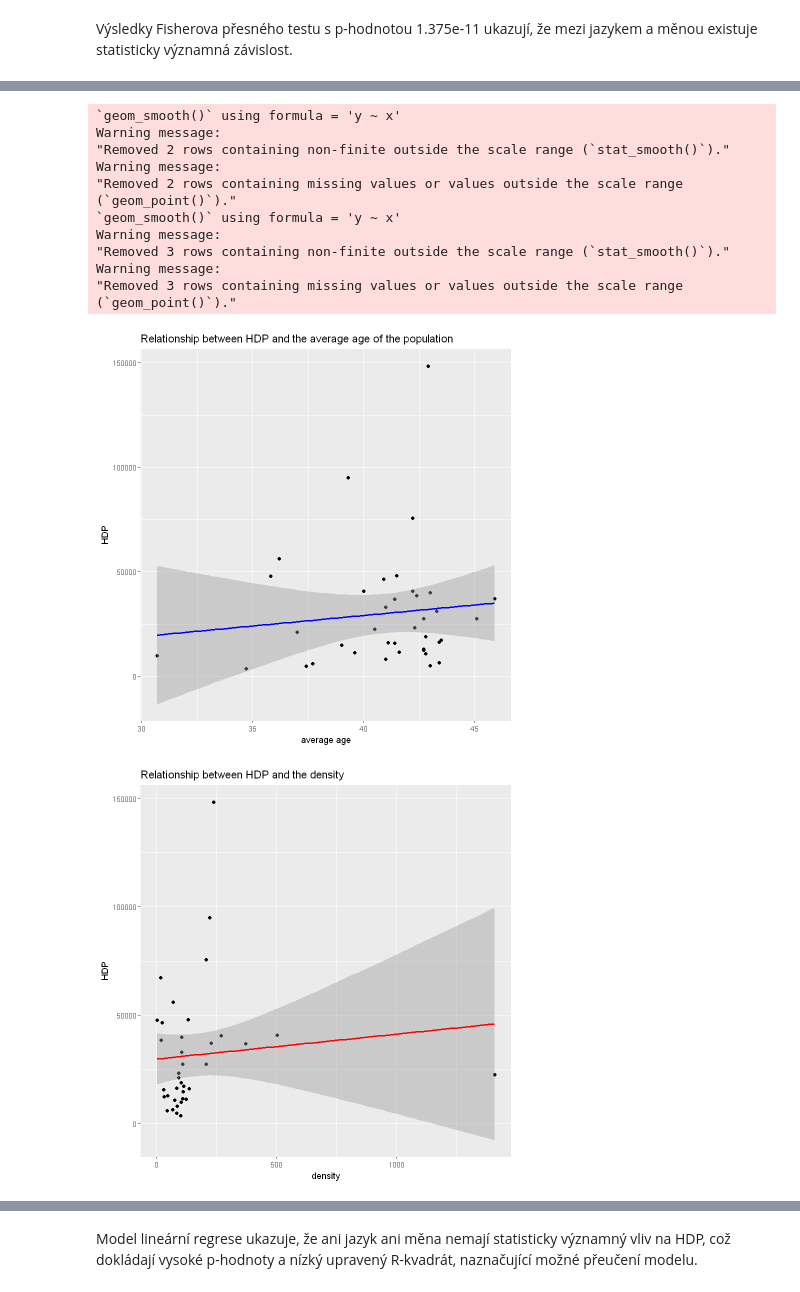
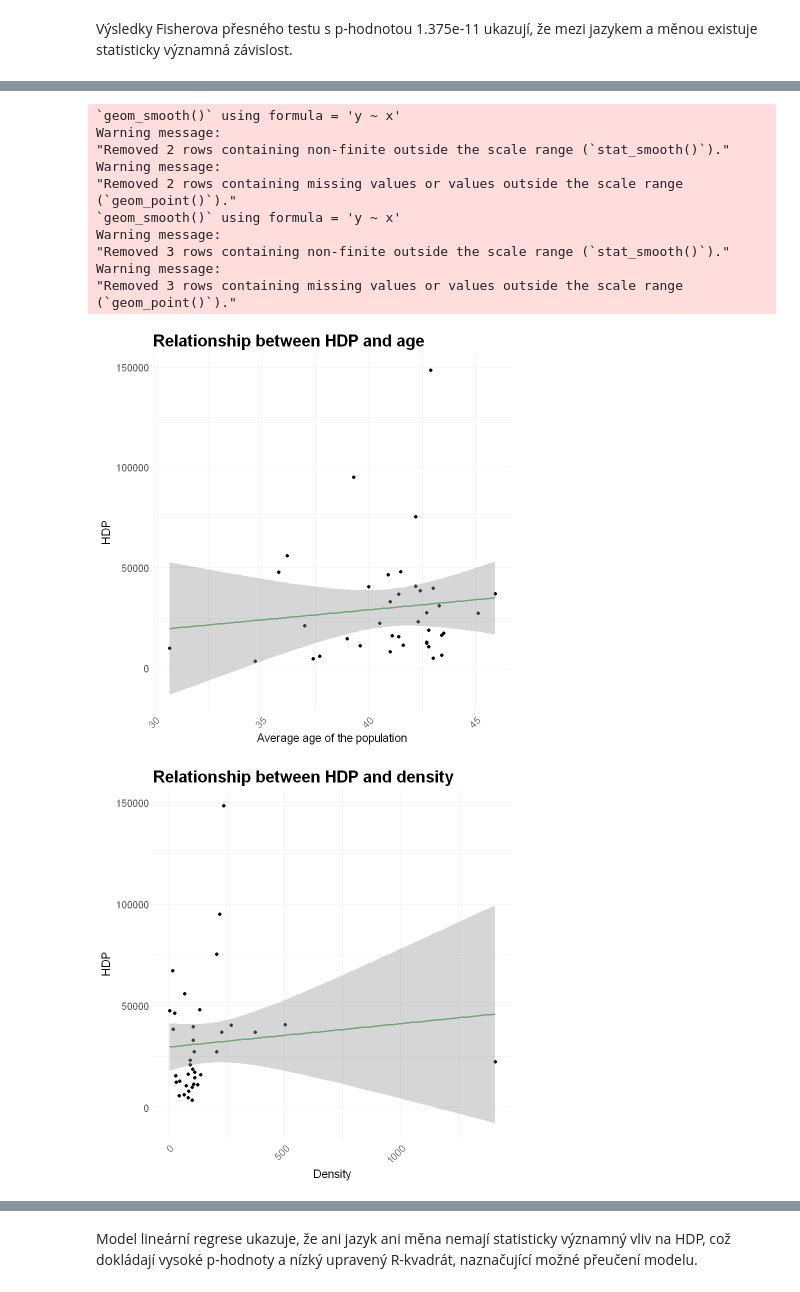
Before and after one commit to SychovaDaria/Prs, a Jupyter notebook: project 3/SP3.ipynb, the cells around one changed output, grey strips where cells are left out. Cells and saved outputs as stored; diff of their text form; code cells hidden in the pictures.

```diff
--- a/project 3/SP3.ipynb
+++ b/project 3/SP3.ipynb
@@ -538,29 +555,45 @@ Residual standard error: 29100 on 33 degrees of freedom
 Multiple R-squared:  0.02827,   Adjusted R-squared:  -0.03063
 F-statistic:  0.48 on 2 and 33 DF,  p-value: 0.623
 # %%
-# age
+# HDP/Age
 ggplot(data2, aes(x = age, y = hdp)) +
   geom_point() +
-  geom_smooth(method = "lm", col = "blue") +
-  labs(title = "Relationship between HDP and the average age of the population", x = "average age", y = "HDP")
+  geom_smooth(method = "lm", col = "#75A47F") +
+  labs(title = "Relationship between HDP and age",
+       x = "Average age of the population",
+       y = "HDP") +
+  theme_minimal() +
+  theme(plot.title = element_text(size = 20, face = "bold"),  # Caption size and style
+        axis.text = element_text(size = 12),  # Text size on axes
+        axis.title = element_text(size = 14),  # Size of axis labels
+        axis.text.x = element_text(angle = 45, hjust = 1))  # Rotate and align x-axis labels
 
-#density
+# HDP/Density
 ggplot(data2, aes(x = density, y = hdp)) +
   geom_point() +
-  geom_smooth(method = "lm", col = "red") +
-  labs(title = "Relationship between HDP and the density", x = "density", y = "HDP")
+  geom_smooth(method = "lm", col = "#75A47F") +
+  labs(title = "Relationship between HDP and density",
+       x = "Density",
+       y = "HDP") +
+  theme_minimal() +
+  theme(plot.title = element_text(size = 20, face = "bold"),  # Caption size and style
+        axis.text = element_text(size = 12),  # Text size on axes
+        axis.title = element_text(size = 14),  # Size of axis labels
+        axis.text.x = element_text(angle = 45, hjust = 1))  # Rotate and align x-axis labels
 # %% [output]
 `geom_smooth()` using formula = 'y ~ x'
 Warning message:
 "Removed 2 rows containing non-finite outside the scale range (`stat_smooth()`)."
 Warning message:
-"Removed 2 rows containing missing values or values outside the scale range (`geom_point()`)."
+"Removed 2 rows containing missing values or values outside the scale range
+(`geom_point()`)."
 `geom_smooth()` using formula = 'y ~ x'
 Warning message:
 "Removed 3 rows containing non-finite outside the scale range (`stat_smooth()`)."
 Warning message:
-"Removed 3 rows containing missing values or values outside the scale range (`geom_point()`)."
+"Removed 3 rows containing missing values or values outside the scale range
+(`geom_point()`)."
-[figure, old version]
+[figure, new version]
-[figure, old version]
+[figure, new version]
 # %% [markdown]
 Grafy ukazují, že i když existuje pozitivní trend mezi průměrným věkem obyvatelstva a HDP, a negativní trend mezi hustotou obyvatelstva a HDP, oba tyto vztahy nejsou statisticky významné, což potvrzují analýzy regresních modelů.
```
Also changed, not shown: parts of 37 cells of this notebook.
